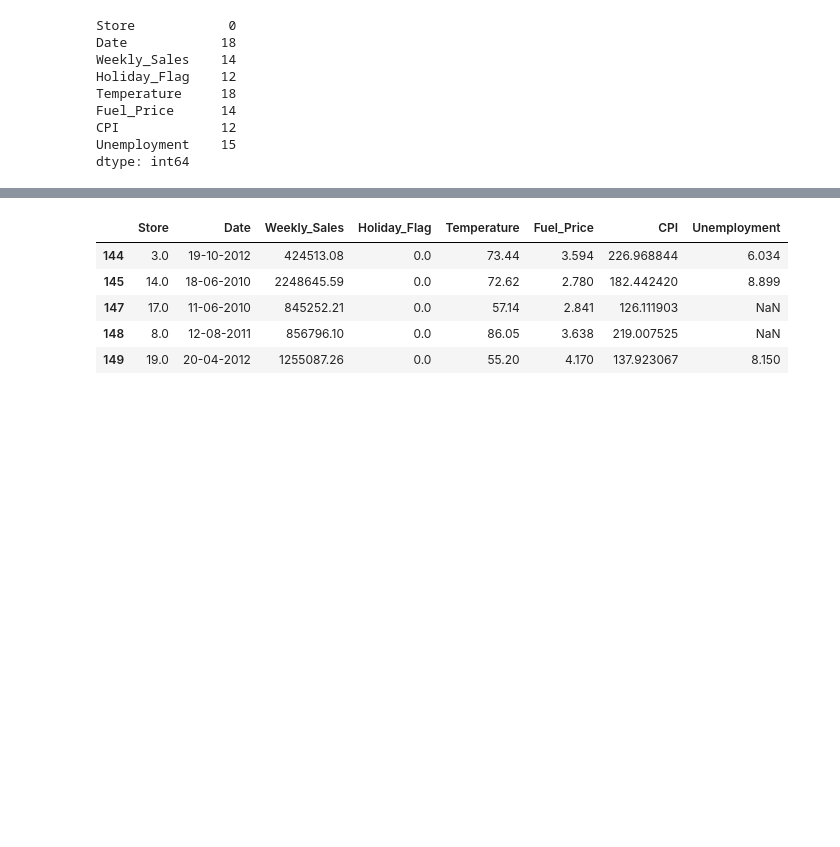
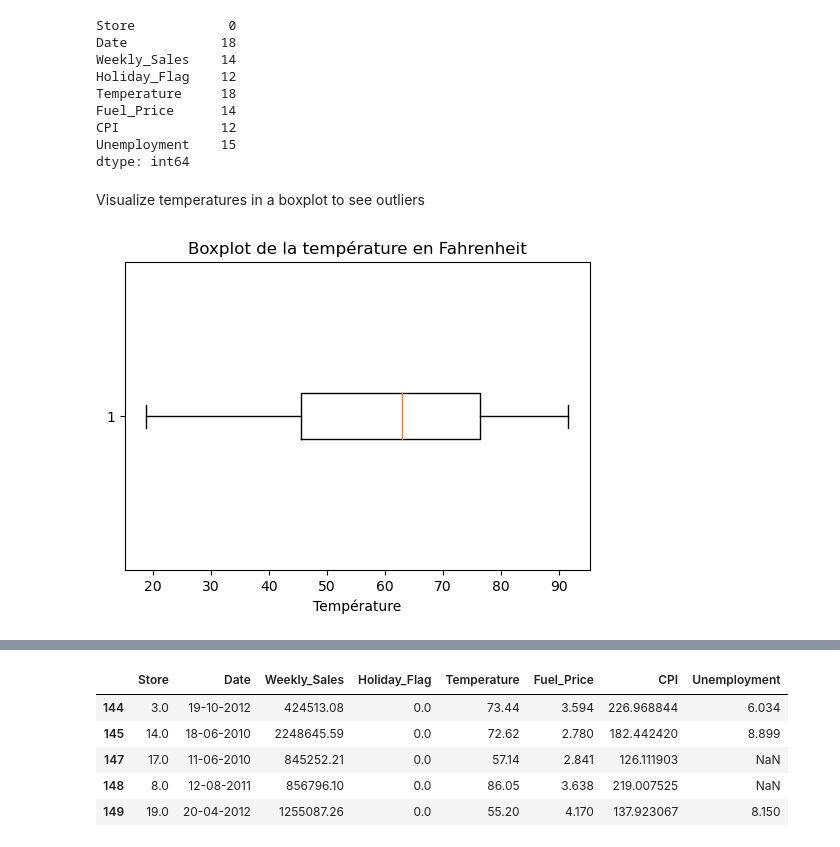
Before and after one commit to StephaneDustin/StephaneDustin, a Jupyter notebook: Jedha/Project_Walmart - Copie/Walmart_final.ipynb, the cells around one changed output, grey strips where cells are left out. Cells and saved outputs as stored; diff of their text form; code cells hidden in the pictures; blank space fills up the shorter version.

```diff
--- a/Jedha/Project_Walmart - Copie/Walmart_final.ipynb
+++ b/Jedha/Project_Walmart - Copie/Walmart_final.ipynb
@@ -75,3 +118,13 @@ Fuel_Price      14
 CPI             12
 Unemployment    15
 dtype: int64
+# %% [markdown]
+Visualize temperatures in a boxplot to see outliers
+# %%
+plt.figure(figsize=(6, 4))
+plt.boxplot(df['Temperature'].dropna(), vert=False)
+plt.title('Boxplot de la température en Fahrenheit')
+plt.xlabel('Température')
+plt.show()
+# %% [output]
+[figure, added]
```
Also changed, not shown: parts of 35 cells of this notebook.
